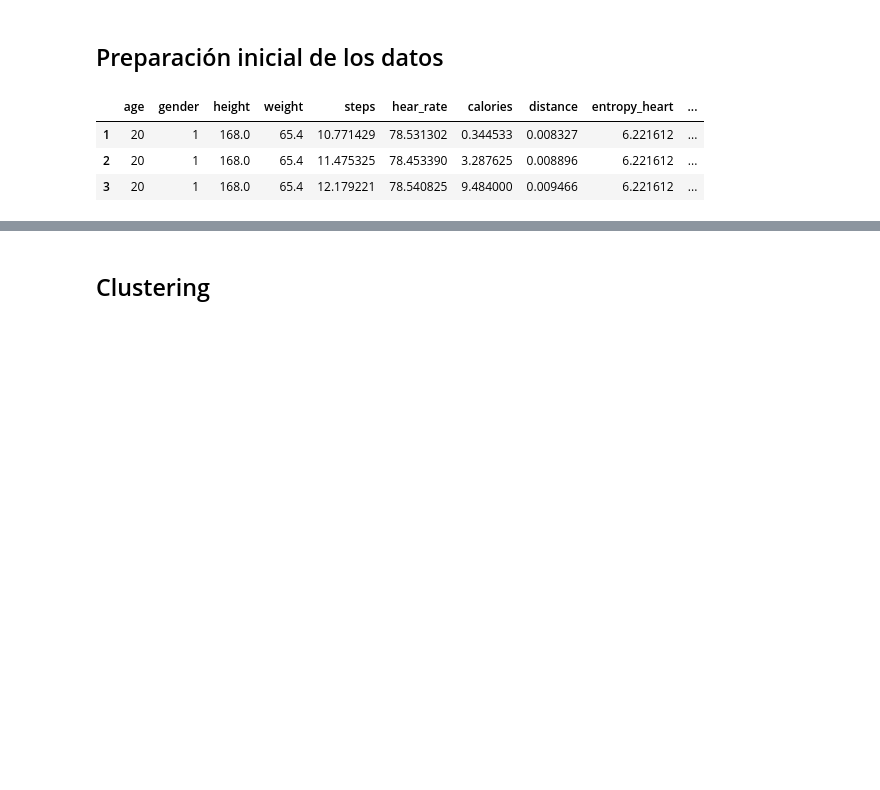
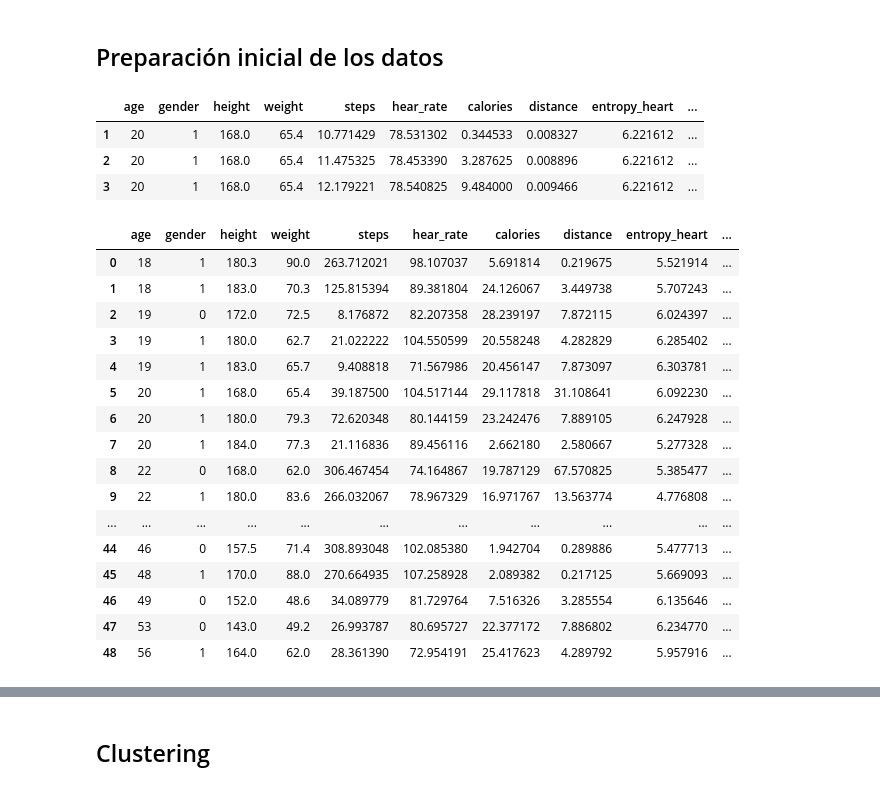
Before and after one commit to alejo-cuello/bootcamp-ds-mlops, a Jupyter notebook: 06-clustering/clustering.ipynb, the cells around one changed output, grey strips where cells are left out. Saved outputs shown, nothing was run; the diff lists cells and outputs as text; code cells hidden in the pictures; blank space fills up the shorter version.

```diff
--- a/06-clustering/clustering.ipynb
+++ b/06-clustering/clustering.ipynb
@@ -98,6 +98,27 @@ f_data.head(3)
 | 1 | 20 | 1 | 168.0 | 65.4 | 10.771429 | 78.531302 | 0.344533 | 0.008327 | 6.221612 | ... |
 | 2 | 20 | 1 | 168.0 | 65.4 | 11.475325 | 78.453390 | 3.287625 | 0.008896 | 6.221612 | ... |
 | 3 | 20 | 1 | 168.0 | 65.4 | 12.179221 | 78.540825 | 9.484000 | 0.009466 | 6.221612 | ... |
+# %%
+f_data = f_data.groupby(["age","device_fitbit","gender","height","weight"]).mean().reset_index()
+f_data
+# %% [output]
+|  | age | gender | height | weight | steps | hear_rate | calories | distance | entropy_heart | ... |
+| 0 | 18 | 1 | 180.3 | 90.0 | 263.712021 | 98.107037 | 5.691814 | 0.219675 | 5.521914 | ... |
+| 1 | 18 | 1 | 183.0 | 70.3 | 125.815394 | 89.381804 | 24.126067 | 3.449738 | 5.707243 | ... |
+| 2 | 19 | 0 | 172.0 | 72.5 | 8.176872 | 82.207358 | 28.239197 | 7.872115 | 6.024397 | ... |
+| 3 | 19 | 1 | 180.0 | 62.7 | 21.022222 | 104.550599 | 20.558248 | 4.282829 | 6.285402 | ... |
+| 4 | 19 | 1 | 183.0 | 65.7 | 9.408818 | 71.567986 | 20.456147 | 7.873097 | 6.303781 | ... |
+| 5 | 20 | 1 | 168.0 | 65.4 | 39.187500 | 104.517144 | 29.117818 | 31.108641 | 6.092230 | ... |
+| 6 | 20 | 1 | 180.0 | 79.3 | 72.620348 | 80.144159 | 23.242476 | 7.889105 | 6.247928 | ... |
+| 7 | 20 | 1 | 184.0 | 77.3 | 21.116836 | 89.456116 | 2.662180 | 2.580667 | 5.277328 | ... |
+| 8 | 22 | 0 | 168.0 | 62.0 | 306.467454 | 74.164867 | 19.787129 | 67.570825 | 5.385477 | ... |
+| 9 | 22 | 1 | 180.0 | 83.6 | 266.032067 | 78.967329 | 16.971767 | 13.563774 | 4.776808 | ... |
+| ... | ... | ... | ... | ... | ... | ... | ... | ... | ... | ... |
+| 44 | 46 | 0 | 157.5 | 71.4 | 308.893048 | 102.085380 | 1.942704 | 0.289886 | 5.477713 | ... |
+| 45 | 48 | 1 | 170.0 | 88.0 | 270.664935 | 107.258928 | 2.089382 | 0.217125 | 5.669093 | ... |
+| 46 | 49 | 0 | 152.0 | 48.6 | 34.089779 | 81.729764 | 7.516326 | 3.285554 | 6.135646 | ... |
+| 47 | 53 | 0 | 143.0 | 49.2 | 26.993787 | 80.695727 | 22.377172 | 7.886802 | 6.234770 | ... |
+| 48 | 56 | 1 | 164.0 | 62.0 | 28.361390 | 72.954191 | 25.417623 | 4.289792 | 5.957916 | ... |
 # %%
 std_scaler = StandardScaler()
 std_scaler.fit(f_data)
```
Also changed, not shown: parts of 41 cells of this notebook.
